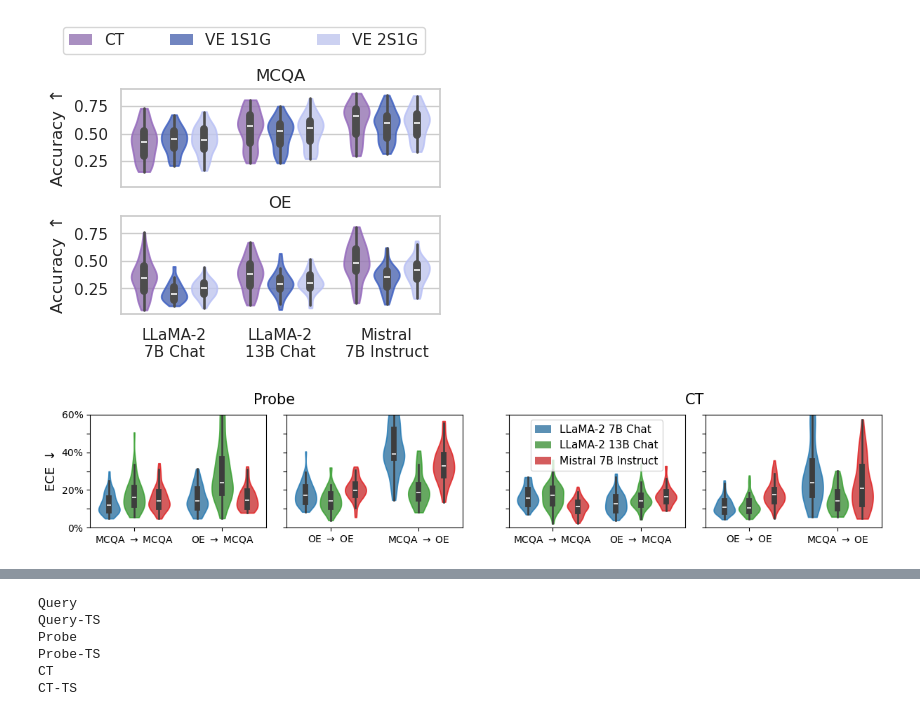
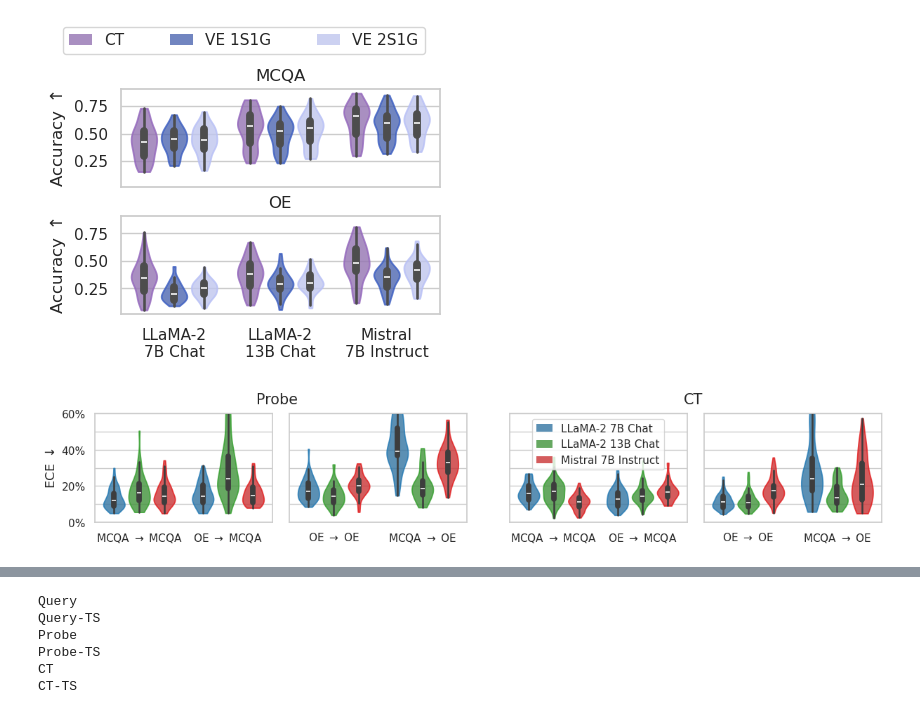
Before and after one commit to activatedgeek/calibration-tuning, a Jupyter notebook: notebooks/all_plots.ipynb, the cells around one changed output, grey strips where cells are left out. Saved outputs shown, nothing was run; the diff lists cells and outputs as text; code cells hidden in the pictures.

```diff
--- a/notebooks/all_plots.ipynb
+++ b/notebooks/all_plots.ipynb
@@ -1086,6 +1086,8 @@ import seaborn as sns
 import pandas as pd
 import numpy as np
 import matplotlib.pyplot as plt
+
+sns.set_theme(style="whitegrid")
 
 palette = sns.color_palette("Paired",6)[1::2]
 
@@ -1331,34 +1333,34 @@ fig.text(-0.06, 1.13, "CT", fontsize=15, ha='center', va='center', transform=ax.
 
 l = axs[3].legend(
     handles=handles, labels=labels,
     loc='upper center',
     ncol=1,
     fontsize=11,
     columnspacing=3,
     handlelength=1.5,
     #move legend up vertically
     # bbox_to_anchor=(0.5, 1.3),
 )
 
 # #make one legend for the figure and place it at the top, off of the plot
 # l = fig.legend(
 #     handles=handles, labels=labels,
 #     loc='upper center',
 #     ncol=6,
 #     fontsize=11,
 #     columnspacing=3,
 #     handlelength=1.5,
 #     #move legend up vertically
 #     bbox_to_anchor=(0.5, 1.3),
 # )
 
 #remove edge from patches in the legend
 for x in l.get_patches():
     x.set_edgecolor('none')
 
 plt.savefig("transfer_violin_plots.pdf", bbox_inches="tight")
 # %% [output]
-[figure, old version]
+[figure, new version]
 # %%
 oe_df
 # %% [output]
```
